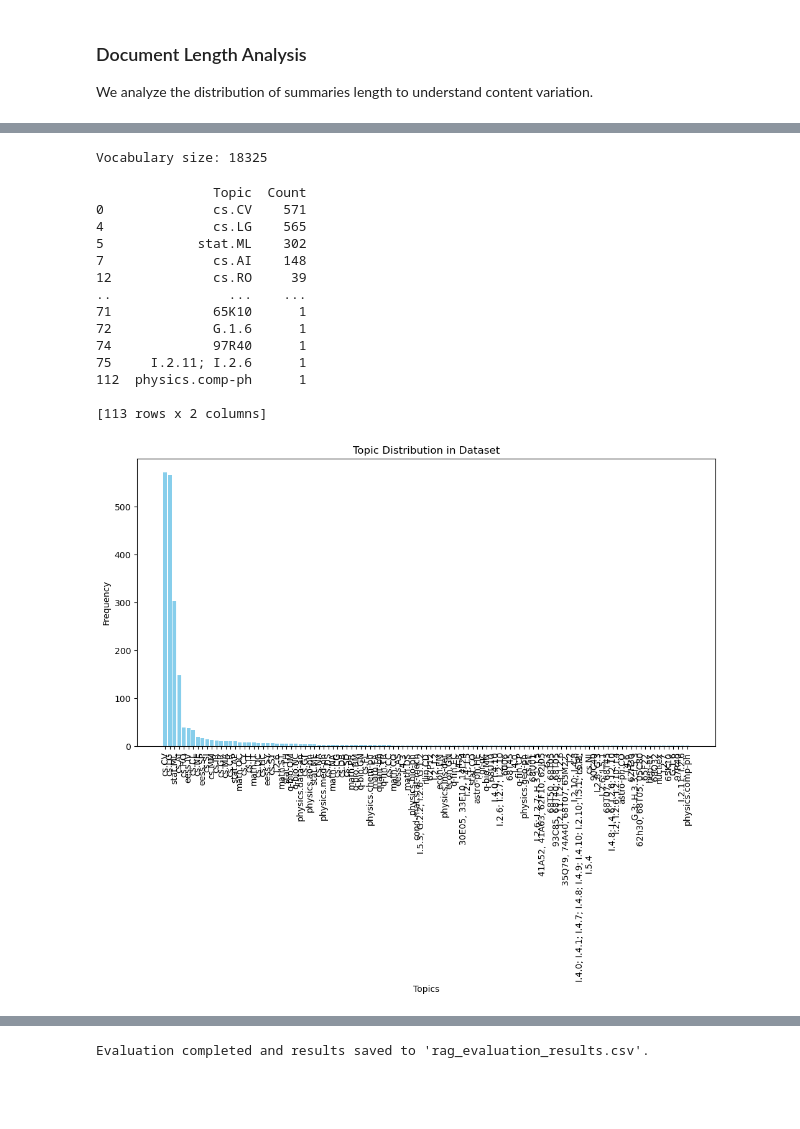
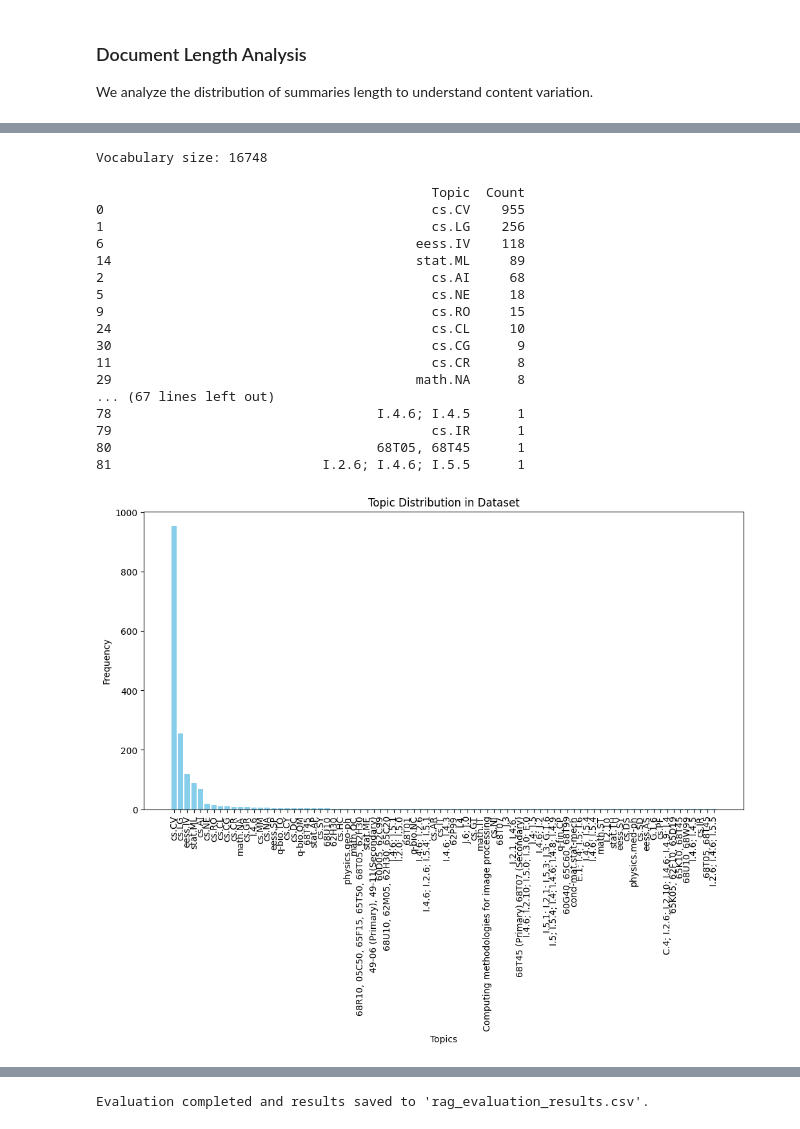
Before and after one commit to A00487041/RAG_Assignment, a Jupyter notebook: RAG_Assignment.ipynb, the cells around one changed output, grey strips where cells are left out. Cells and saved outputs as stored; diff of their text form; code cells hidden in the pictures; blank space fills up the shorter version.

```diff
--- a/RAG_Assignment.ipynb
+++ b/RAG_Assignment.ipynb
@@ -41,3 +41,6 @@ Data columns (total 3 columns):
  2   terms      38985 non-null  object
 dtypes: object(3)
 memory usage: 1.2+ MB
+# %%
+df_first_1000 = df.head(1000)
+df_first_1000.info()
@@ -52,14 +65,14 @@ import numpy as np
 import matplotlib.pyplot as plt
 
 # Compute document lengths
-df_sample["summary_length"] = df_sample["summaries"].apply(lambda x: len(x.split()))
+df_first_1000["summary_length"] = df_first_1000["summaries"].apply(lambda x: len(x.split()))
 
 # Display summary statistics
-print(df_sample["summary_length"].describe())
+print(df_first_1000["summary_length"].describe())
 
 # Plot histogram of document lengths
 plt.figure(figsize=(8,5))
-plt.hist(df_sample["summary_length"], bins=20, edgecolor='black')
+plt.hist(df_first_1000["summary_length"], bins=20, edgecolor='black')
 plt.xlabel("Summary Length (words)")
 plt.ylabel("Frequency")
 plt.title("Distribution of Summary Lengths")
@@ -82,12 +140,12 @@ Name: summary_length, dtype: float64
 from collections import Counter
 
 # Join all text data and count unique words
-all_words = " ".join(df_sample["summaries"]).split()
+all_words = " ".join(df_first_1000["summaries"]).split()
 vocab_count = Counter(all_words)
 
 print(f"Vocabulary size: {len(vocab_count)}")
 # %% [output]
-Vocabulary size: 18325
+Vocabulary size: 16748
 # %%
 # # 4. Topic Distribution Analysis
 # # The terms column contains multiple topic labels per document. We will flatten and count their occurrences.
@@ -116,46 +174,49 @@ Vocabulary size: 18325
 # plt.show()
 
 from collections import Counter
 import pandas as pd
 import matplotlib.pyplot as plt
 import ast  # To safely convert string lists into actual lists
 
 # Flatten the topic lists
 all_topics = []
-for topics in df_sample["terms"]:
+for topics in df_first_1000["terms"]:
     topic_list = ast.literal_eval(topics)  # Convert string list to actual list
     all_topics.extend(topic_list)  # Add all topics to a single list
 
 # Count occurrences of each unique topic
 topic_counts = Counter(all_topics)
 
 # Convert to DataFrame for visualization
 topic_df = pd.DataFrame(topic_counts.items(), columns=["Topic", "Count"]).sort_values(by="Count", ascending=False)
 
 # Display topic frequency
 print(topic_df)
 
 # Plot topic distribution
 plt.figure(figsize=(12, 6))
 plt.bar(topic_df["Topic"], topic_df["Count"], color='skyblue')
 plt.xticks(rotation=90)  # Rotate for better readability if too many topics
 plt.xlabel("Topics")
 plt.ylabel("Frequency")
 plt.title("Topic Distribution in Dataset")
 plt.show()
 # %% [output]
-               Topic  Count
-0              cs.CV    571
-4              cs.LG    565
-5            stat.ML    302
-7              cs.AI    148
-12             cs.RO     39
-..               ...    ...
-71             65K10      1
-72             G.1.6      1
-74             97R40      1
-75     I.2.11; I.2.6      1
-112  physics.comp-ph      1
-
-[113 rows x 2 columns]
+                                           Topic  Count
+0                                          cs.CV    955
+1                                          cs.LG    256
+6                                        eess.IV    118
+14                                       stat.ML     89
+2                                          cs.AI     68
+5                                          cs.NE     18
+9                                          cs.RO     15
+24                                         cs.CL     10
+30                                         cs.CG      9
+11                                         cs.CR      8
+29                                       math.NA      8
+... (67 lines left out)
+78                                  I.4.6; I.4.5      1
+79                                         cs.IR      1
+80                                  68T05, 68T45      1
+81                           I.2.6; I.4.6; I.5.5      1
-[figure, old version]
+[figure, new version]
```
Also changed, not shown: parts of 14 cells of this notebook.
